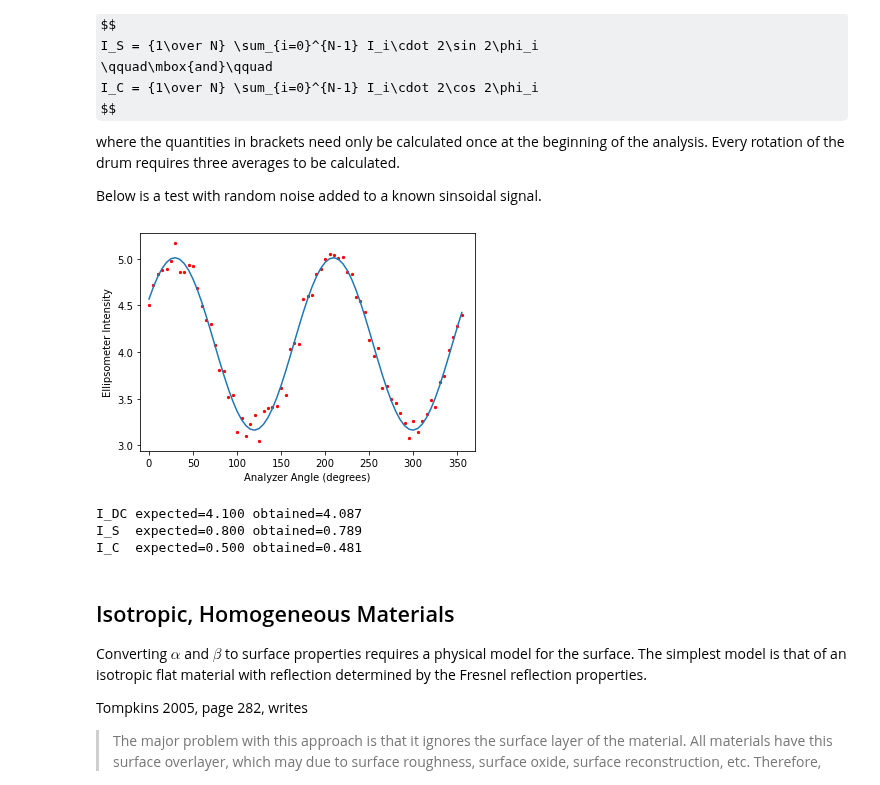
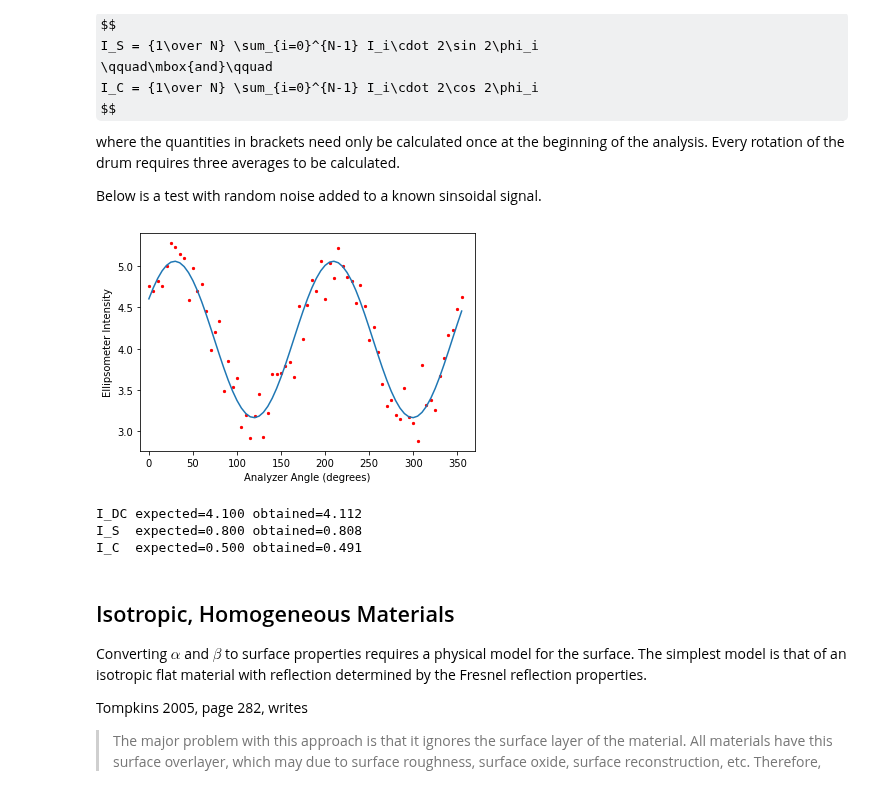
Before and after one commit to scottprahl/pypolar, a Jupyter notebook: docs/10c-Ellipsometry.ipynb, the cells around one changed output. Cells and saved outputs as stored; diff of their text form; code cells hidden in the pictures; some formulas as TeX source.

```diff
--- a/docs/10c-Ellipsometry.ipynb
+++ b/docs/10c-Ellipsometry.ipynb
@@ -97,35 +97,35 @@ Below is a test with random noise added to a known sinsoidal signal.
 # %%
 degrees = np.linspace(0,360,num=72,endpoint=False)
 phi = degrees*np.pi/180
 
 # this is the signal we will try to recover
 a=4.1
 b=0.8
 c=0.5
-error=0.1
+error=0.2
 signal=ell.rotating_analyzer_signal(phi,a,b,c,error)
 
 # finding the offset and coefficients of the sin() and cos() terms
 # np.average sums the array and divides by the number of elements N
 I_DC = np.average(signal)
 I_S = 2*np.average(signal*np.sin(2*phi))
 I_C = 2*np.average(signal*np.cos(2*phi))
 
 plt.scatter(degrees,signal,s=5,color='red')
 plt.plot(degrees,I_DC + I_S*np.sin(2*phi) + I_C*np.cos(2*phi))
 plt.xlabel("Analyzer Angle (degrees)")
 plt.ylabel("Ellipsometer Intensity")
 plt.xlim(-10,370)
 plt.show()
 
 print("I_DC expected=%.3f obtained=%.3f" % (a,I_DC))
 print("I_S  expected=%.3f obtained=%.3f" % (b,I_S))
 print("I_C  expected=%.3f obtained=%.3f" % (c,I_C))
 # %% [output]
-[figure, old version]
+[figure, new version]
-I_DC expected=4.100 obtained=4.087
-I_S  expected=0.800 obtained=0.789
-I_C  expected=0.500 obtained=0.481
+I_DC expected=4.100 obtained=4.112
+I_S  expected=0.800 obtained=0.808
+I_C  expected=0.500 obtained=0.491
 # %% [markdown]
 ## Isotropic, Homogeneous Materials
 
```
Also changed, not shown: parts of 4 cells of this notebook, 7 other files.
